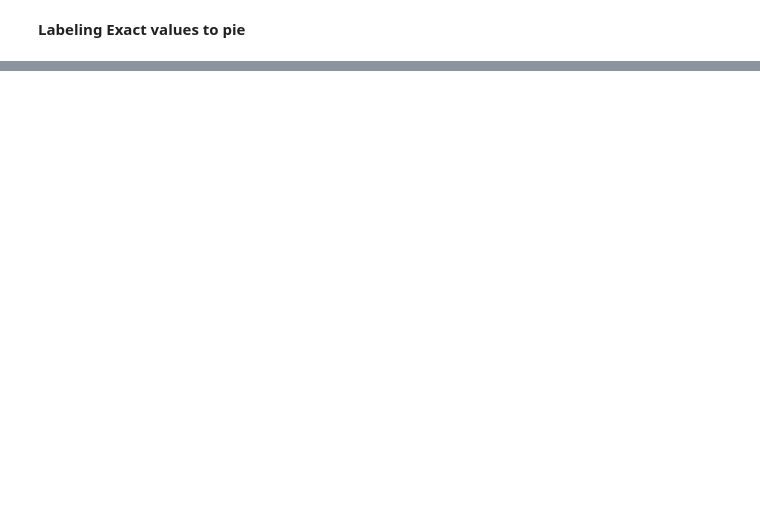
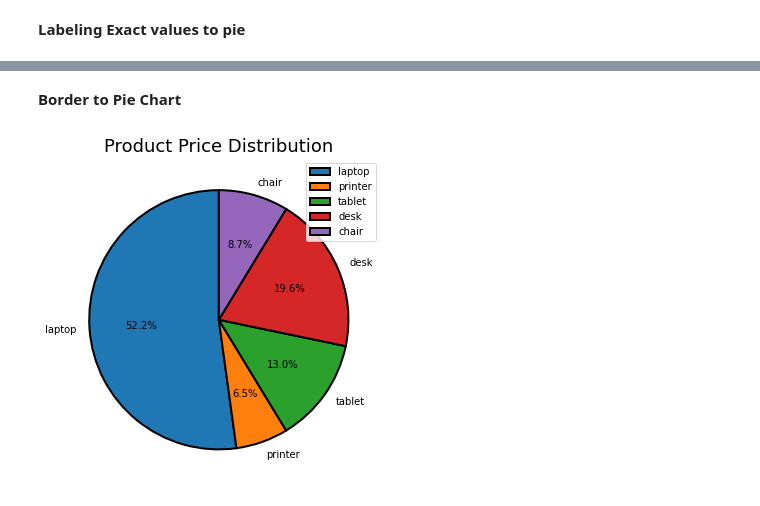
Before and after one commit to sswayansidha/Bar_Chart, a Jupyter notebook: Pie_Chart_info.ipynb, the cells around one changed output, grey strips where cells are left out. Drawn from its saved outputs; the diff is of its cells as text; code cells hidden in the pictures; blank space fills up the shorter version.

```diff
--- a/Pie_Chart_info.ipynb
+++ b/Pie_Chart_info.ipynb
@@ -105,0 +135,16 @@ plt.show()
+# %% [markdown]
+**Border to Pie Chart**
+# %%
+Product = list(df.product_name)
+Price = list(df.price)
+
+#colors = ['lightskyblue', 'red', 'blue', 'green', 'gold']
+fig, ax1 = plt.subplots(figsize = (5,12))
+plt.pie(Price,labels= Product, startangle=90, autopct='%.1f%%' ,wedgeprops = {"edgecolor" : "black",'linewidth': 2,'antialiased': True})
+
+plt.title("Product Price Distribution", fontsize = 18)
+ax1.legend(Product, loc = "upper right",fontsize = 10)
+plt.tight_layout()
+plt.show()
+# %% [output]
+[figure, added]
```
Also changed, not shown: parts of 2 cells of this notebook.
